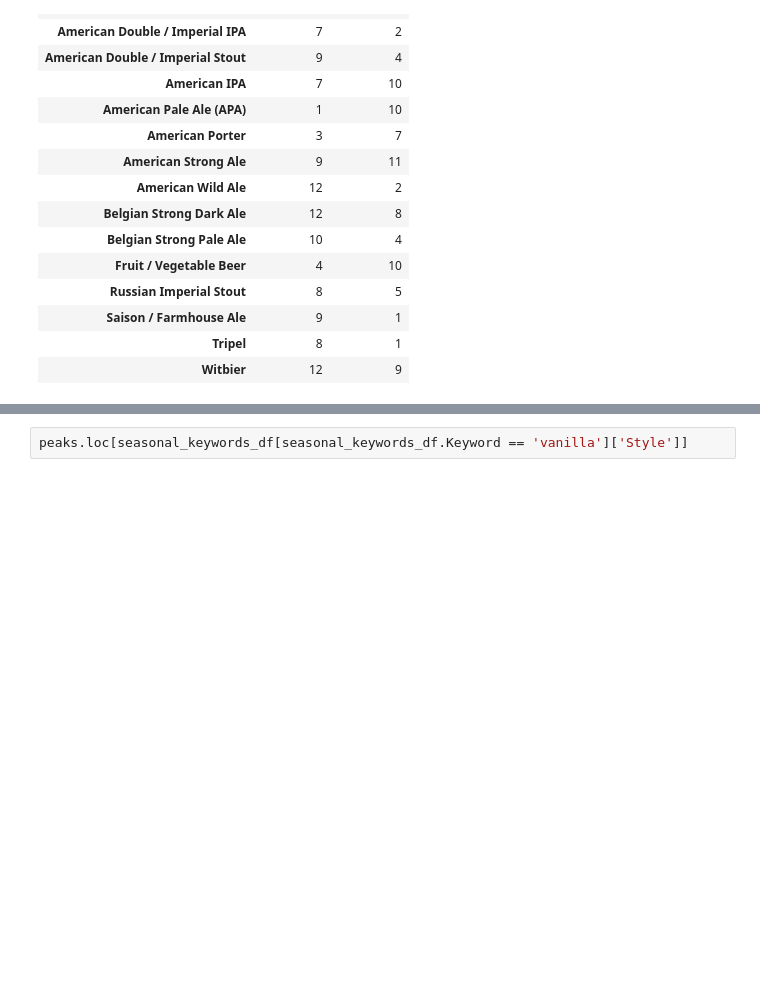
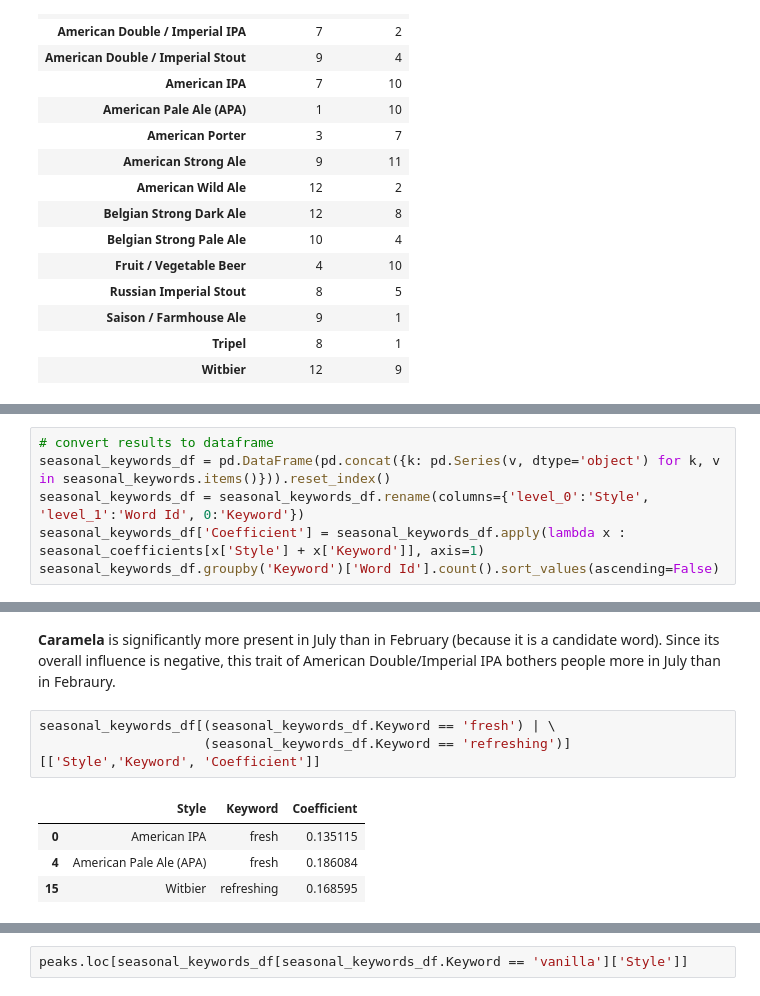
Before and after one commit to epfl-ada/ada-2022-project-rakijada, a Jupyter notebook: notebooks_organization/styles_investigation.ipynb, the cells around one changed output, grey strips where cells are left out. Cells and saved outputs as stored; diff of their text form; blank space fills up the shorter version.

```diff
--- a/notebooks_organization/styles_investigation.ipynb
+++ b/notebooks_organization/styles_investigation.ipynb
@@ -397,0 +365,6 @@ seasonal_keywords_df[['Style', 'Keyword', 'Coefficient']]
+# %%
+# convert results to dataframe
+seasonal_keywords_df = pd.DataFrame(pd.concat({k: pd.Series(v, dtype='object') for k, v in seasonal_keywords.items()})).reset_index()
+seasonal_keywords_df = seasonal_keywords_df.rename(columns={'level_0':'Style', 'level_1':'Word Id', 0:'Keyword'})
+seasonal_keywords_df['Coefficient'] = seasonal_keywords_df.apply(lambda x : seasonal_coefficients[x['Style'] + x['Keyword']], axis=1)
+seasonal_keywords_df.groupby('Keyword')['Word Id'].count().sort_values(ascending=False)
@@ -397,0 +401,10 @@ seasonal_keywords_df[['Style', 'Keyword', 'Coefficient']]
+# %% [markdown]
+**Caramela** is significantly more present in July than in February (because it is a candidate word). Since its overall influence is negative, this trait of American Double/Imperial IPA bothers people more in July than in Febraury.
+# %%
+seasonal_keywords_df[(seasonal_keywords_df.Keyword == 'fresh') | \
+                     (seasonal_keywords_df.Keyword == 'refreshing')][['Style','Keyword', 'Coefficient']]
+# %% [output]
+|  | Style | Keyword | Coefficient |
+| 0 | American IPA | fresh | 0.135115 |
+| 4 | American Pale Ale (APA) | fresh | 0.186084 |
+| 15 | Witbier | refreshing | 0.168595 |
```
Also changed, not shown: parts of 34 cells of this notebook.
